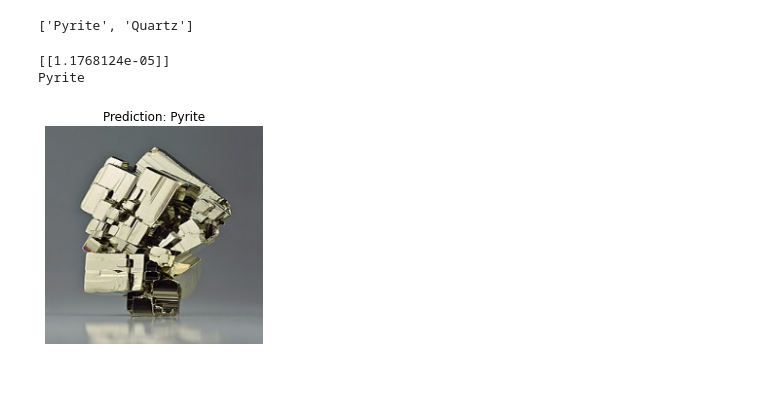
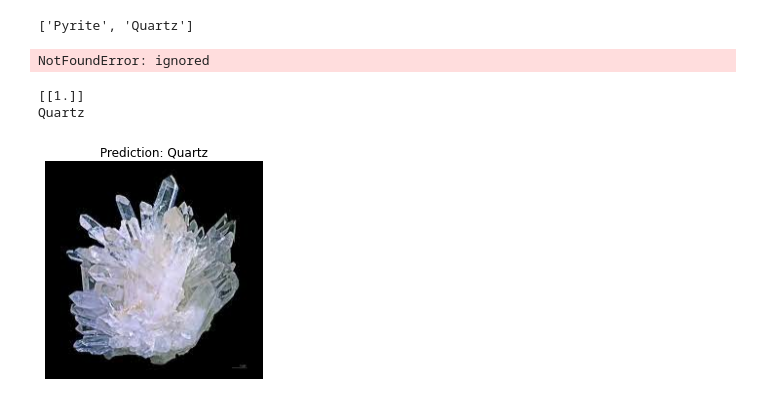
Before and after one commit to leogalbu/Mineral-Rocks-Image-Classification, a Jupyter notebook: Model_1_Quartz_Pyrite_Binary.ipynb, the cells around one changed output. Cells and saved outputs as stored; diff of their text form; code cells hidden in the pictures.

```diff
--- a/Model_1_Quartz_Pyrite_Binary.ipynb
+++ b/Model_1_Quartz_Pyrite_Binary.ipynb
@@ -306,9 +306,6 @@ def load_and_prep_image(filename, img_shape=224):
 
   # Resize the image (to the same size our model was trained on)
   img = tf.image.resize(img, size = [img_shape, img_shape])
-
-  # Rescale the image (get all values between 0 and 1)
-  img = img
   img = img.numpy().astype(int)
   return img
 # %%
@@ -335,6 +332,10 @@ def pred_and_plot(model, filename, class_names):
 # %%
 pred_and_plot(model_1_baseline, "pyrite.jpg", class_names)
 # %% [output]
-[[1.1768124e-05]]
-Pyrite
+NotFoundError: ignored
-[figure, removed]
+# %%
+pred_and_plot(model_1_baseline, "qz.jpg", class_names)
+# %% [output]
+[[1.]]
+Quartz
+[figure, added]
```
Also changed, not shown: parts of 10 cells of this notebook.
